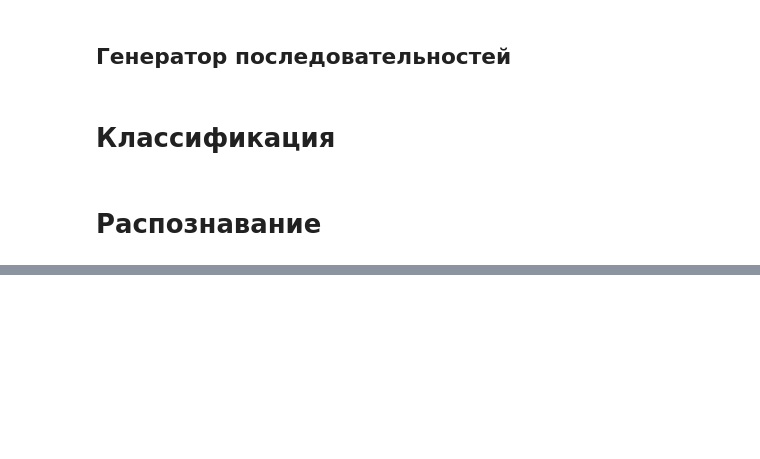
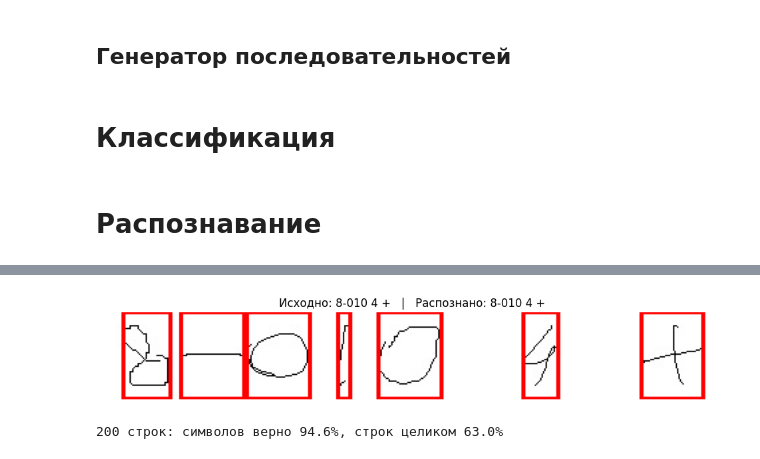
Before and after one commit to dariatsyganovaa/image-processing, a Jupyter notebook: lab_work9/lab_work9.ipynb, the cells around one changed output, grey strips where cells are left out. Drawn from its saved outputs; the diff is of its cells as text; code cells hidden in the pictures; blank space fills up the shorter version.

```diff
--- a/lab_work9/lab_work9.ipynb
+++ b/lab_work9/lab_work9.ipynb
@@ -43,8 +45,7 @@ class CharDataset:
             all_files = [f for f in os.listdir(char_path)
                          if f.lower().endswith(('.png', '.jpg', '.jpeg'))]
             shuffle(all_files)
-            files_to_load = all_files[:self.max_images_per_char]
-            for file in files_to_load:
+            for file in all_files[:self.max_images_per_char]:
                 img = cv2.imread(os.path.join(char_path, file))
                 if img is not None:
                     if img.shape[:2] != (self.img_size, self.img_size):
@@ -52,10 +53,6 @@ class CharDataset:
                     images.append(img)
             char_images[display_char] = images
         return char_images
-
-    def get_random_char_image(self, char):
-        images = self.char_images.get(char, [])
-        return choice(images) if images else None
 
     def get_all_data(self):
         X, y = [], []
@@ -166,9 +163,10 @@ class CharClassifier:
 # Распознавание
 # %%
 class SequenceRecognizer:
-    def __init__(self, classifier, size, space_ratio=1.0):
+    def __init__(self, classifier, size, space_ratio=1.0, merge_overlaps=True):
         self.clf, self.size = classifier, size
         self.space_gap = space_ratio * size
+        self.merge_overlaps = merge_overlaps
 
     def segment_image(self, seq_image):
         gray = cv2.cvtColor(seq_image, cv2.COLOR_BGR2GRAY)
@@ -181,7 +179,7 @@ class SequenceRecognizer:
         boxes.sort(key=lambda b: b[0])
         merged = []
         for x, y, w, h in boxes:
-            if merged and x < merged[-1][0] + merged[-1][1]:
+            if self.merge_overlaps and merged and x < merged[-1][0] + merged[-1][1]:
                 px, pw = merged[-1]
                 merged[-1] = (px, max(px + pw, x + w) - px)
             else:
@@ -253,0 +200,55 @@ Accuracy по символам: 94.9%
+# %%
+char_dataset = CharDataset('./data', img_size=45, max_images_per_char=2000)
+size = char_dataset.img_size
+print("Классы:", char_dataset.available_chars)
+
+classifier = CharClassifier(char_dataset)
+classifier.prepare_data()
+print(f"Train: {len(classifier.y_train)}, val: {len(classifier.y_val)}, test: {len(classifier.y_test)}")
+
+best_k, history = classifier.find_optimal_k()
+for k, acc in history.items():
+    print(f"k = {k:>2}   val accuracy = {acc:.4f}" + ("   <-- лучшее" if k == best_k else ""))
+
+classifier.train_best_model()
+test_acc, _ = classifier.evaluate_model()
+print(f"Accuracy на тесте: {test_acc:.4f}")
+
+generator = SequenceGenerator(classifier.test_pool, size)
+recognizer = SequenceRecognizer(classifier, size)
+
+true_text, _, seq_image = generator.generate_dataset(1)[0]
+true_chars = true_text.replace(' ', '')
+
+print(f"\nСгенерирована строка: '{true_text}'")
+
+spans = recognizer.segment_image(seq_image)
+print(f"Найдено объектов: {len(spans)} (символов в строке: {len(true_chars)})")
+
+vecs = np.array([symbol_to_vector(seq_image[:, max(x, 0):x + w], size) for x, w in spans])
+preds = [classifier.char_labels[i] for i in classifier.model.predict(vecs)]
+print(f"k-NN (k = {best_k}) распознал символы: {''.join(preds)}")
+
+result = recognizer.recognize(seq_image)
+print(f"Исходно:    '{true_text}'")
+print(f"Распознано: '{result}'  ->  {'ВЕРНО' if result == true_text else 'есть ошибки'}")
+
+vis = cv2.cvtColor(seq_image, cv2.COLOR_BGR2RGB)
+for x, w in spans:
+    cv2.rectangle(vis, (max(x, 0), 0), (x + w, vis.shape[0] - 1), (255, 0, 0), 2)
+plt.figure(figsize=(12, 2))
+plt.imshow(vis)
+plt.title(f"Исходно: {true_text}   |   Распознано: {result}")
+plt.axis("off")
+plt.show()
+
+data = generator.generate_dataset(200)
+preds_all = [recognizer.recognize(img) for _, _, img in data]
+line_acc = np.mean([t == p for (t, _, _), p in zip(data, preds_all)])
+total = ok = 0
+for (t, _, _), p in zip(data, preds_all):
+    a, b = t.replace(' ', ''), p.replace(' ', '')
+    total += len(a)
+    ok += sum(x == y for x, y in zip(a, b))
+print(f"\n200 строк: символов верно {ok / total:.1%}, строк целиком {line_acc:.1%}")
+# %% [output]
@@ -253,0 +272,2 @@ Accuracy по символам: 94.9%
+[figure, added]
+200 строк: символов верно 94.6%, строк целиком 63.0%
```
Also changed, not shown: parts of 4 cells of this notebook.
